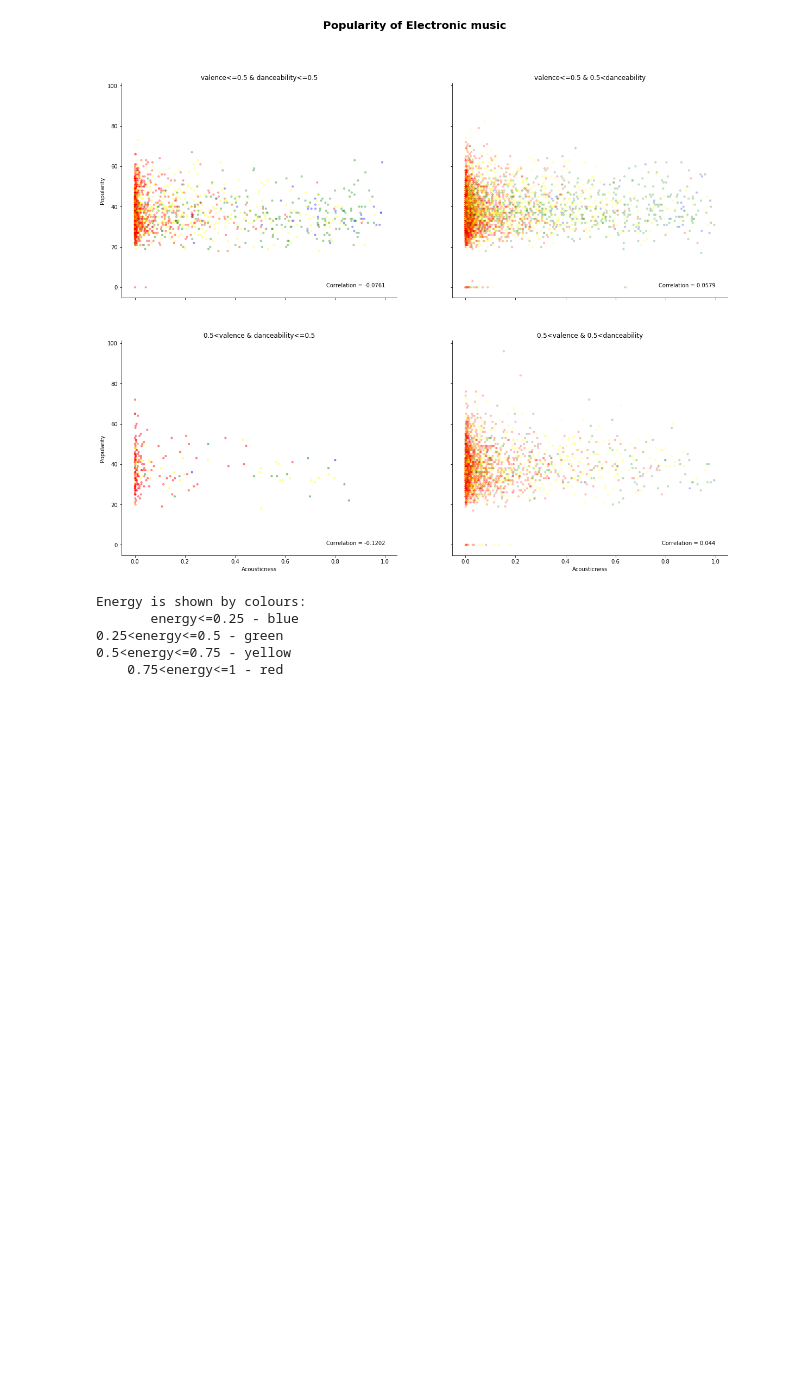
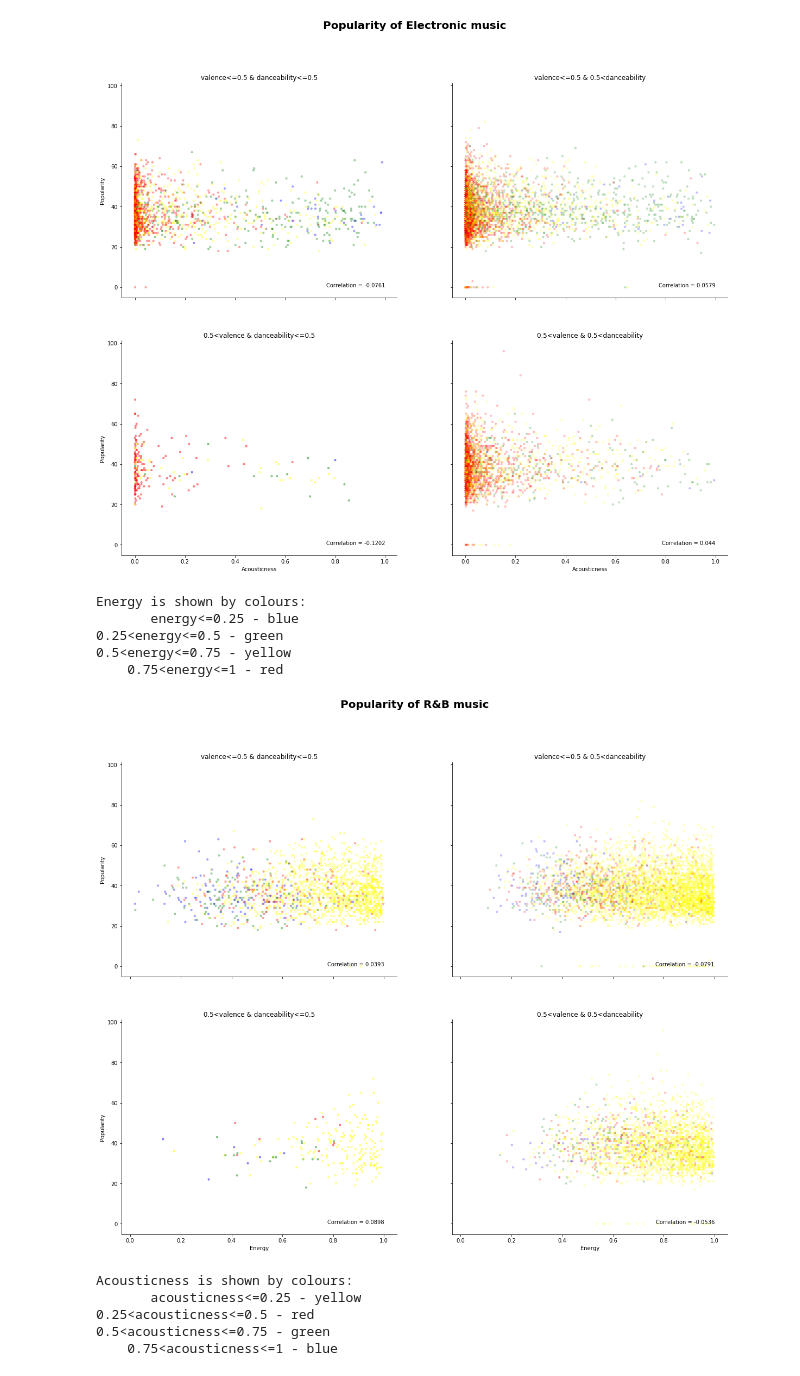
Before and after one commit to hyseo22/spotify_data_analysis, a Jupyter notebook: Spotify data analysis.ipynb, the cells around one changed output. Drawn from its saved outputs; the diff is of its cells as text; code cells hidden in the pictures; blank space fills up the shorter version.

```diff
--- a/Spotify data analysis.ipynb
+++ b/Spotify data analysis.ipynb
@@ -661,3 +652,45 @@ Energy is shown by colours:
 0.25<energy<=0.5 - green
 0.5<energy<=0.75 - yellow
     0.75<energy<=1 - red
+# %%
+fig, ax = plt.subplots(nrows = 2, ncols = 2, sharey = True, sharex = True, figsize = (20,16))
+
+corr_mat1 = electronic1.corr()
+corr_mat2 = electronic2.corr()
+corr_mat3 = electronic3.corr()
+corr_mat4 = electronic4.corr()
+corr = [corr_mat1, corr_mat2, corr_mat3, corr_mat4]
+
+ax[0][0].scatter(electronic1["energy"],electronic1["popularity"], s =10,c=electronic1ColourA, alpha=0.3)
+ax[0][1].scatter(electronic2["energy"],electronic2["popularity"], s =10, c=electronic2ColourA,alpha=0.2)
+ax[1][0].scatter(electronic3["energy"],electronic3["popularity"], s =10, c=electronic3ColourA,alpha=0.4)
+ax[1][1].scatter(electronic4["energy"],electronic4["popularity"], s =10, c=electronic4ColourA,alpha=0.2)
+fig.suptitle("Popularity of R&B music", fontsize = 20, fontweight = "bold")
+title = ["valence<=0.5 & danceability<=0.5","valence<=0.5 & 0.5<danceability","0.5<valence & danceability<=0.5","0.5<valence & 0.5<danceability"]
+count=0
+for var in ax:
+    for i in var:
+        i.spines["right"].set_visible(False)
+        i.spines["top"].set_visible(False)
+        i.set_title(title[count])
+        cr = corr[count].energy["popularity"]
+        message = "Correlation = " + str(round(cr,4))
+        i.text( 1,0,message, horizontalalignment='right')
+        count=count+1
+ax[0][0].set_ylabel("Popularity")
+ax[1][0].set_ylabel("Popularity")
+ax[1][1].set_xlabel("Energy")
+ax[1][0].set_xlabel("Energy")
+plt.show()
+print("Acousticness is shown by colours: ")
+print("       acousticness<=0.25 - yellow")
+print("0.25<acousticness<=0.5 - red")
+print("0.5<acousticness<=0.75 - green")
+print("    0.75<acousticness<=1 - blue")
+# %% [output]
+[figure, added]
+Acousticness is shown by colours:
+       acousticness<=0.25 - yellow
+0.25<acousticness<=0.5 - red
+0.5<acousticness<=0.75 - green
+    0.75<acousticness<=1 - blue
```
Also changed, not shown: parts of 51 cells of this notebook.
